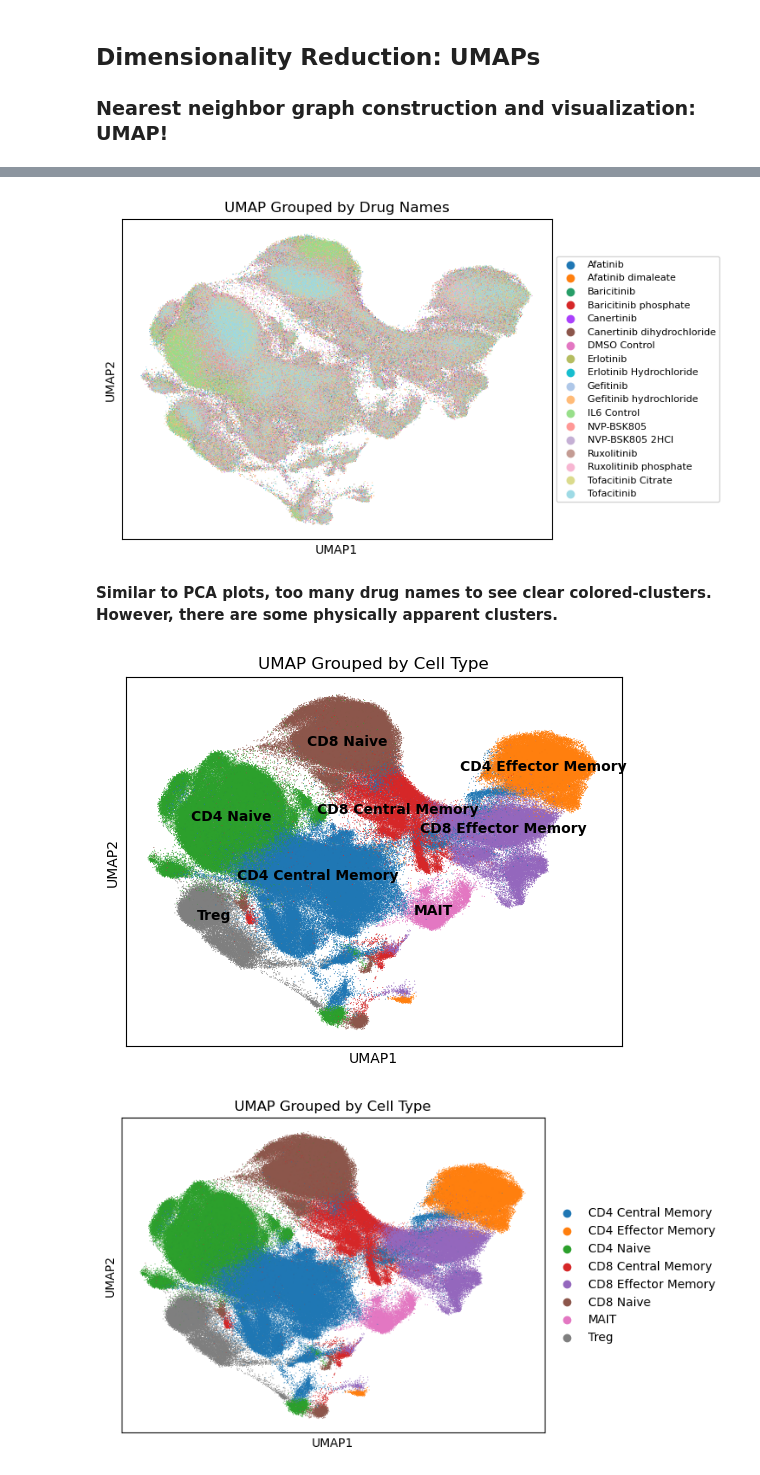
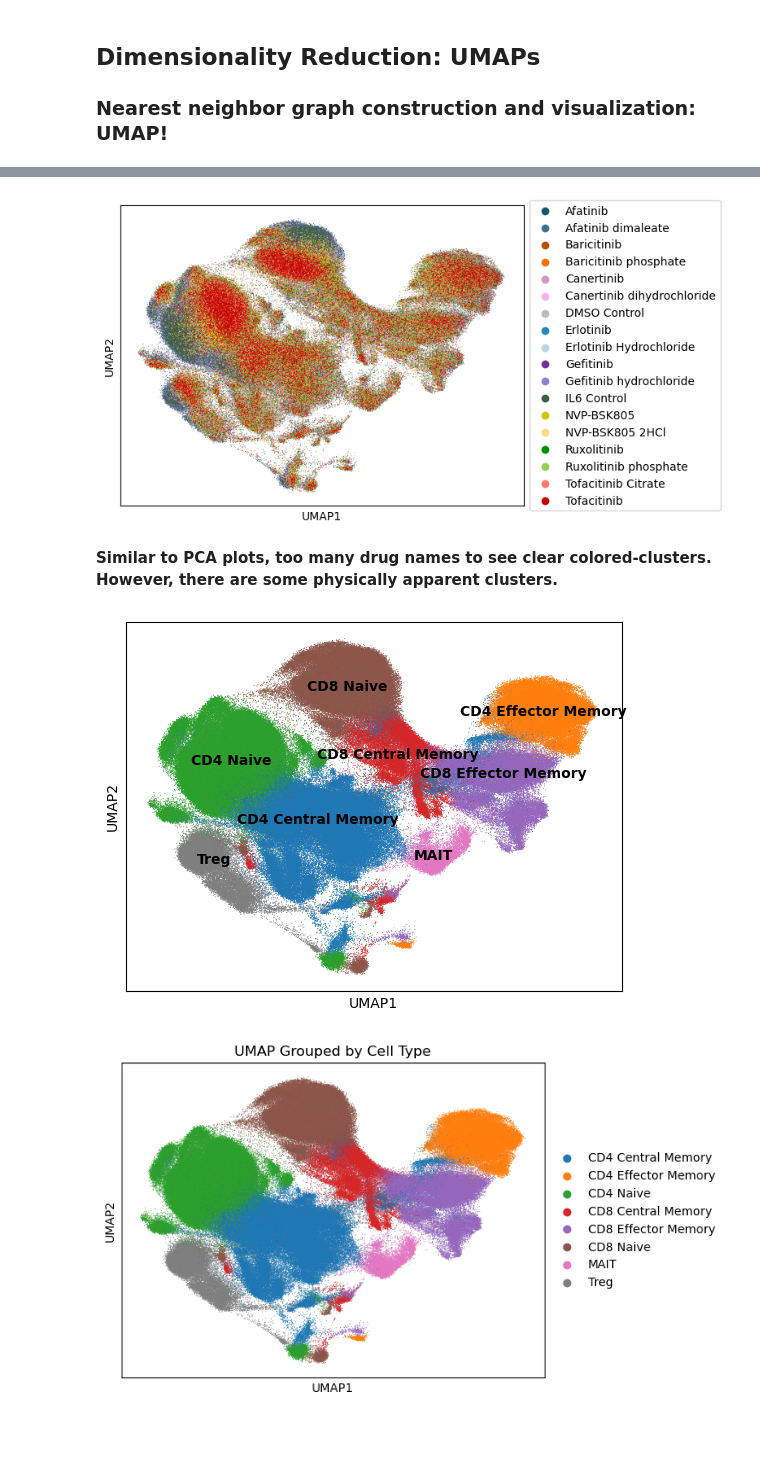
Before and after one commit to coreancutie/JAK-STAT, a Jupyter notebook: data_exploration/data_exp_filtering_PCA_UMAP_CC.ipynb, the cells around one changed output, grey strips where cells are left out. Saved outputs shown, nothing was run; the diff lists cells and outputs as text; code cells hidden in the pictures; blank space fills up the shorter version.

Commit message:
updatin UMAP colors with ones on poster presentation

```diff
--- a/data_exploration/data_exp_filtering_PCA_UMAP_CC.ipynb
+++ b/data_exploration/data_exp_filtering_PCA_UMAP_CC.ipynb
@@ -128,6 +128,37 @@ def clean_name(name):
 #     print(clean_name(name))
 
 adata.obs['clean_drug_name'] = adata.obs['drug_name'].copy().apply(clean_name)
+# %%
+# Make a dictionary to match drug names to colors
+drug_color_dict = {
+    'Afatinib': '#135669',
+    'Afatinib dimaleate': '#3a728d',
+    'Baricitinib': '#b35100',
+    'Baricitinib phosphate': '#fb6f00',
+    'Canertinib': '#d593c7',
+    'Canertinib dihydrochloride': '#fcb0ef',
+    'DMSO Control': '#bbbbbc',
+    'Erlotinib': '#208bbd',
+    'Erlotinib Hydrochloride': '#bad5e3',
+    'Gefitinib': '#7030a0',
+    'Gefitinib hydrochloride': '#9382d4',
+    'IL6 Control': '#3c623a',
+    'NVP-BSK805': '#d4c300',
+    'NVP-BSK805 2HCl': '#fadf80',
+    'Ruxolitinib': '#008f00',
+    'Ruxolitinib phosphate': '#92d051',
+    'Tofacitinib': '#c90000',
+    'Tofacitinib Citrate': '#fd7a69'
+}
+
+# Make sure the type is categorical for the column we want to color by
+adata.obs['clean_drug_name'] = adata.obs['clean_drug_name'].astype('category')
+
+# Make a list of colors that matches the order of categories
+color_list = [drug_color_dict[drug_name] for drug_name in adata.obs['clean_drug_name'].cat.categories]
+
+# Add the list to uns['<column_name>_colors']
+adata.uns['clean_drug_name_colors'] = color_list
 # %% [markdown]
 ## Feature Selection
 # %% [markdown]
@@ -295,30 +351,30 @@ ax.figure.savefig(
 # %%
 ax = sc.pl.umap(
     adata,
     color="clean_drug_name",
     size=2,
-    title="UMAP Grouped by Drug Names",
-    legend_fontsize=8,
+    title="",
+    legend_fontsize=10,
     legend_loc="right",
     show=False
 )
 
 legend = ax.get_legend()
 
 # Force single column
 legend._ncols = 1
 
 # Move legend outside
 legend.set_bbox_to_anchor((1, 0.5))
 legend.set_loc("center left")
 
 ax.figure.savefig(
     "umap_drug_name_legend_right.png",
     dpi=300,
     bbox_inches="tight"
 )
 # %% [output]
-[figure, old version]
+[figure, new version]
 # %% [markdown]
 **Similar to PCA plots, too many drug names to see clear colored-clusters. However, there are some physically apparent clusters.**
 # %%
@@ -327,7 +383,7 @@ ax = sc.pl.umap(
     adata,
     color="AIFI_L2",
     size=2,
-    title="UMAP Grouped by Cell Type",
+    title="",
     legend_loc="on data",
     show = False
 )
@@ -338,7 +394,7 @@ ax.figure.savefig(
     bbox_inches="tight"
 )
 # %% [output]
-[figure, old version]
+[figure, new version]
 # %%
 #plotting a UMAP using AIFI_L2 (cell type)
 ax = sc.pl.umap(
```
Also changed, not shown: parts of 5 cells of this notebook.
